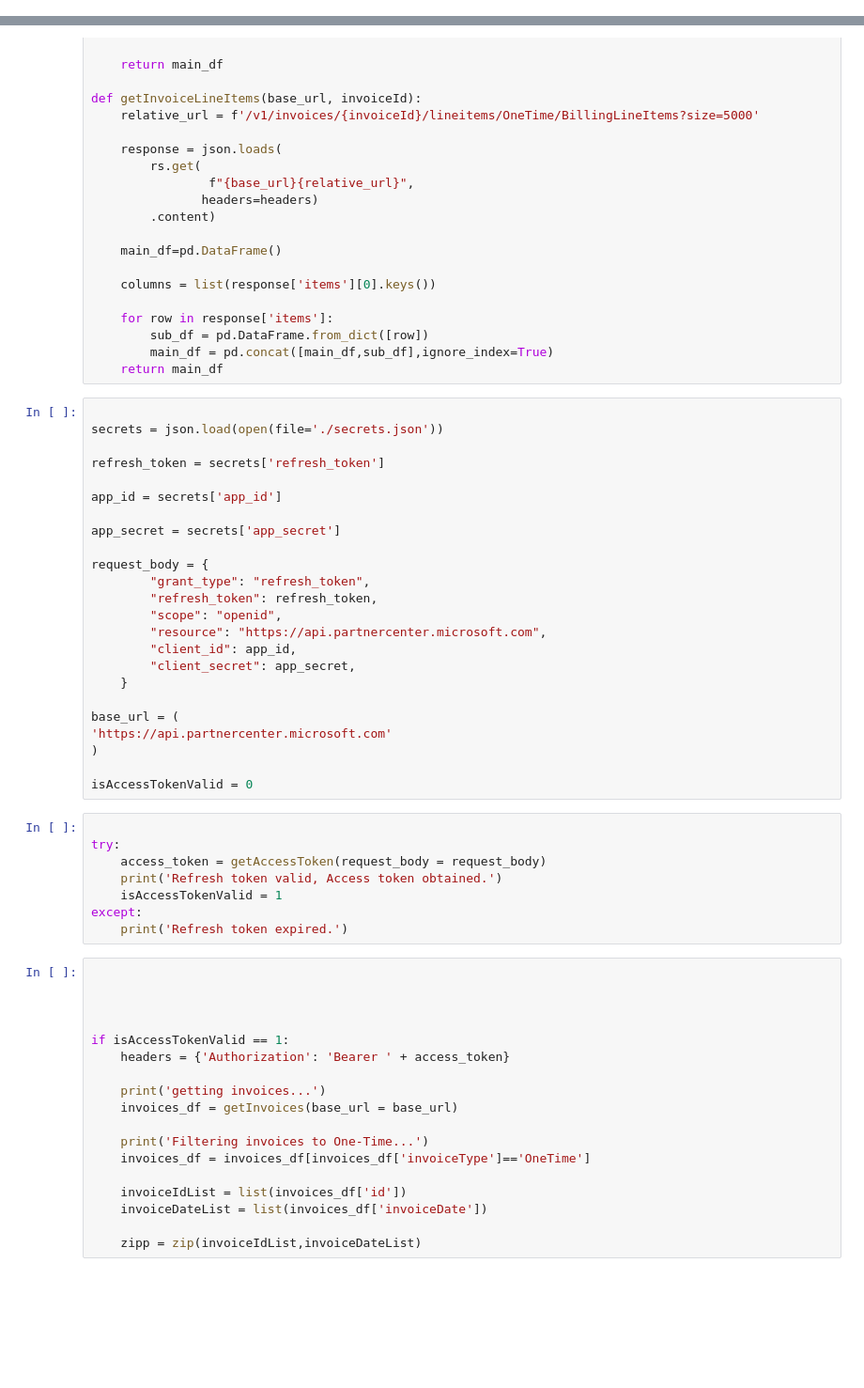
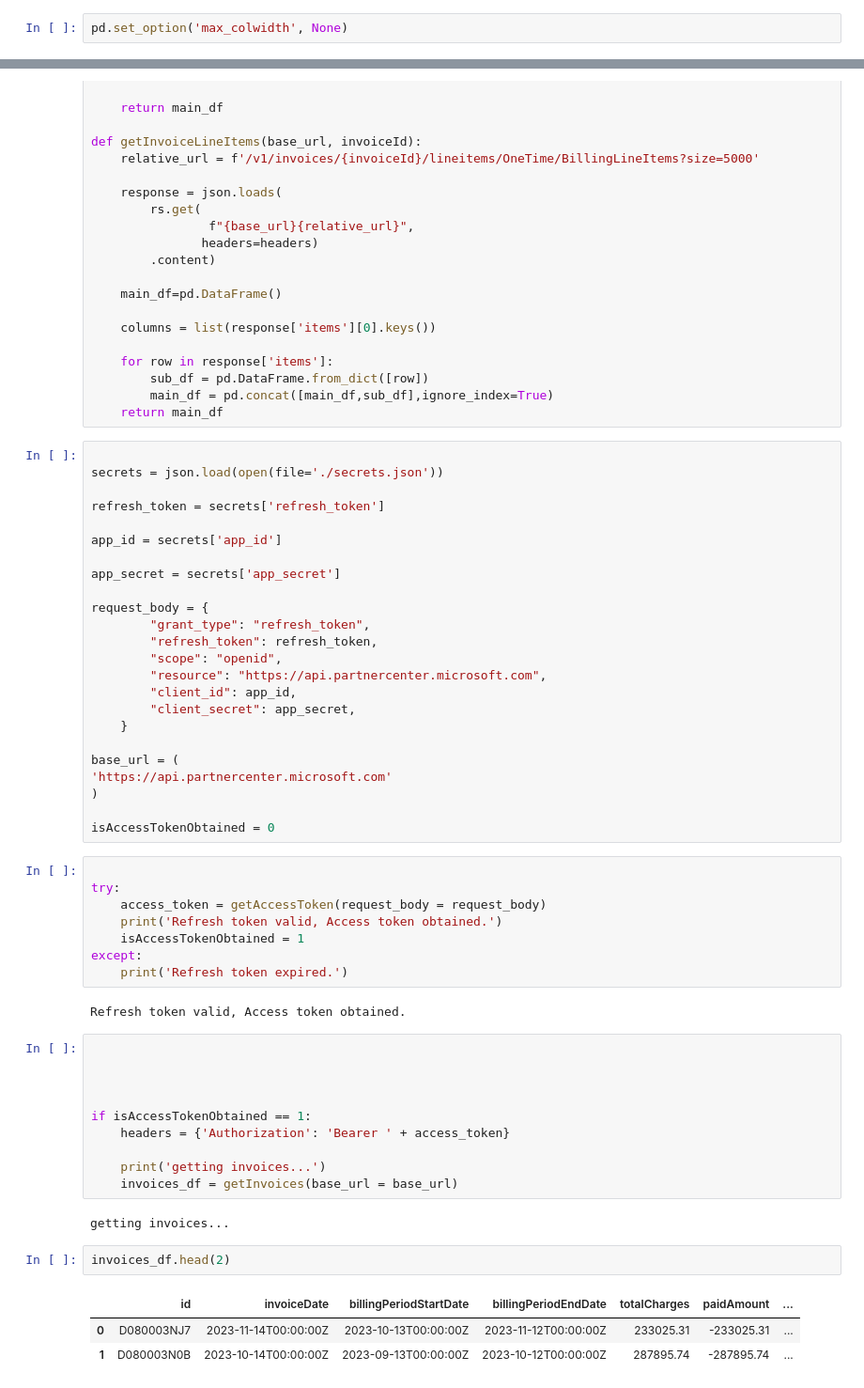
Before and after one commit to AbdRub/Azure-Cost-vs-Sales, a Jupyter notebook: AzureCostvsSales.ipynb, the cells around one changed output, grey strips where cells are left out. Shown at 94% size. Saved outputs shown, nothing was run; the diff lists cells and outputs as text; blank space fills up the shorter version.

Commit message:
changed ipynb code to get M365 invoices. Previous code was for Azure invoices. Will modify code to access both in next commit

```diff
--- a/AzureCostvsSales.ipynb
+++ b/AzureCostvsSales.ipynb
@@ -9,6 +9,8 @@ import numpy as np
 import json
 import datetime as dt
 import warnings
+# %%
+pd.set_option('max_colwidth', None)
 # %%
 
 warnings.filterwarnings('ignore')
@@ -84,30 +86,32 @@ base_url = (
 'https://api.partnercenter.microsoft.com'
 )
 
-isAccessTokenValid = 0
+isAccessTokenObtained = 0
 # %%
 
 try:
     access_token = getAccessToken(request_body = request_body)
     print('Refresh token valid, Access token obtained.')
-    isAccessTokenValid = 1
+    isAccessTokenObtained = 1
 except:
     print('Refresh token expired.')
+# %% [output]
+Refresh token valid, Access token obtained.
 # %%
 
 
 
 
-if isAccessTokenValid == 1:
+if isAccessTokenObtained == 1:
     headers = {'Authorization': 'Bearer ' + access_token}
 
     print('getting invoices...')
     invoices_df = getInvoices(base_url = base_url)
-
-    print('Filtering invoices to One-Time...')
-    invoices_df = invoices_df[invoices_df['invoiceType']=='OneTime']
-
-    invoiceIdList = list(invoices_df['id'])
-    invoiceDateList = list(invoices_df['invoiceDate'])
-
-    zipp = zip(invoiceIdList,invoiceDateList)
+# %% [output]
+getting invoices...
+# %%
+invoices_df.head(2)
+# %% [output]
+|  | id | invoiceDate | billingPeriodStartDate | billingPeriodEndDate | totalCharges | paidAmount | ... |
+| 0 | D080003NJ7 | 2023-11-14T00:00:00Z | 2023-10-13T00:00:00Z | 2023-11-12T00:00:00Z | 233025.31 | -233025.31 | ... |
+| 1 | D080003N0B | 2023-10-14T00:00:00Z | 2023-09-13T00:00:00Z | 2023-10-12T00:00:00Z | 287895.74 | -287895.74 | ... |
```
Also changed, not shown: parts of 5 cells of this notebook.
